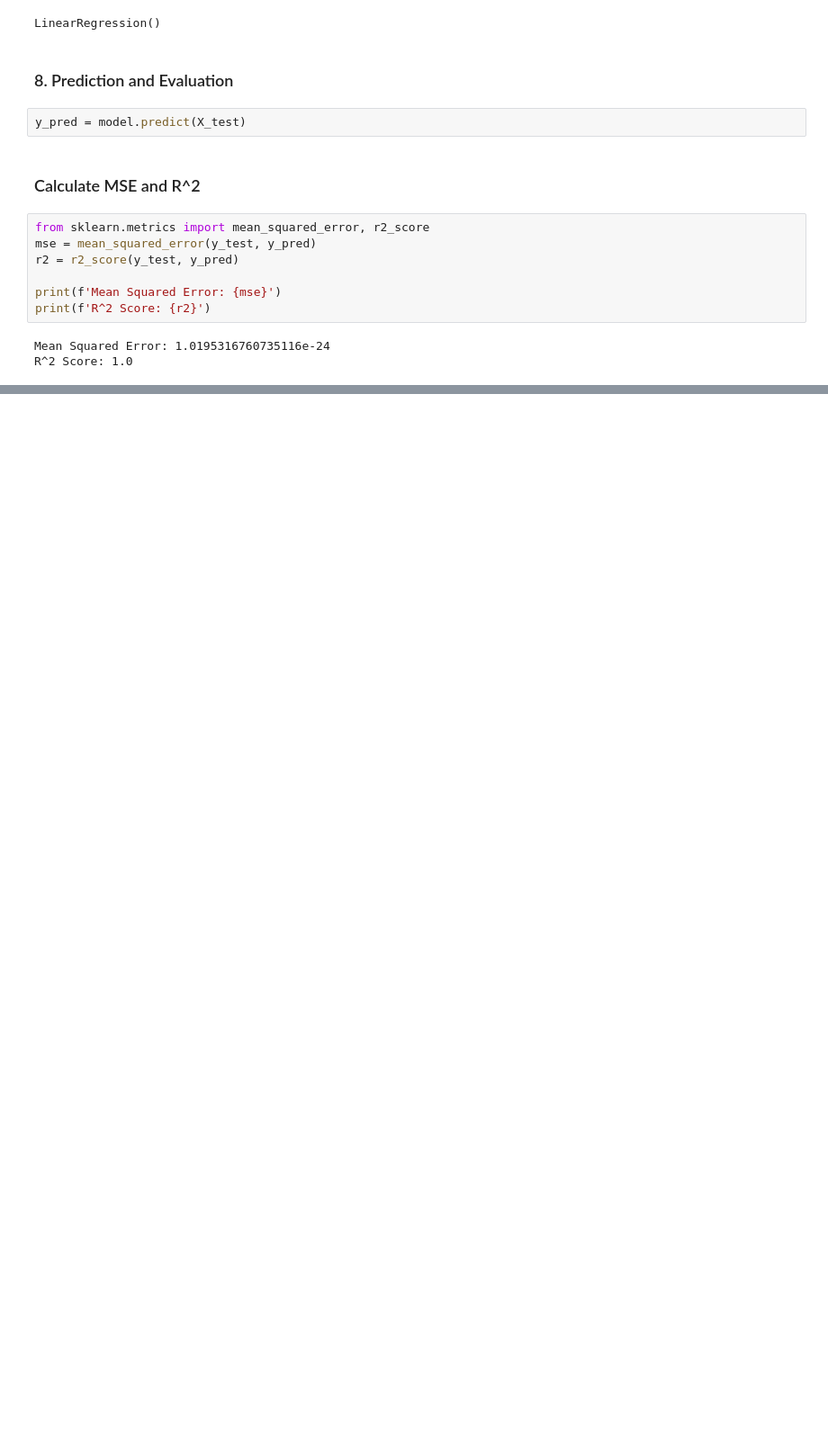
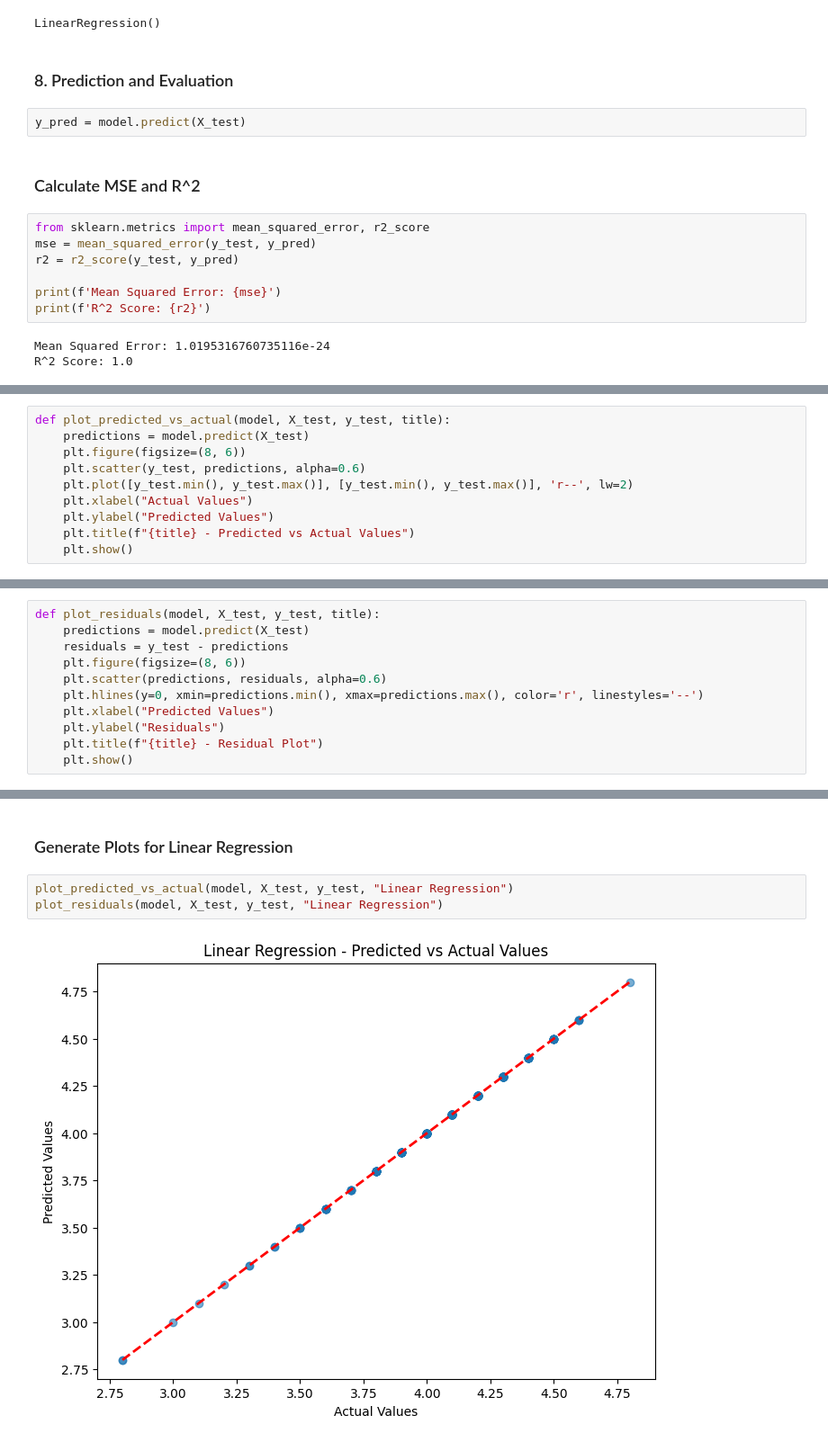
Before and after one commit to samwanyua/Amazon-UK-Products-EDA-ML-Project, a Jupyter notebook: Notebook.ipynb, the cells around one changed output, grey strips where cells are left out. Shown: that part at 90% size. Drawn from its saved outputs; the diff is of its cells as text; blank space fills up the shorter version.

Commit message:
Prediction and evaluation

```diff
--- a/Notebook.ipynb
+++ b/Notebook.ipynb
@@ -332,0 +355,10 @@ R^2 Score: 1.0
+# %%
+def plot_predicted_vs_actual(model, X_test, y_test, title):
+    predictions = model.predict(X_test)
+    plt.figure(figsize=(8, 6))
+    plt.scatter(y_test, predictions, alpha=0.6)
+    plt.plot([y_test.min(), y_test.max()], [y_test.min(), y_test.max()], 'r--', lw=2)
+    plt.xlabel("Actual Values")
+    plt.ylabel("Predicted Values")
+    plt.title(f"{title} - Predicted vs Actual Values")
+    plt.show()
@@ -332,0 +367,11 @@ R^2 Score: 1.0
+# %%
+def plot_residuals(model, X_test, y_test, title):
+    predictions = model.predict(X_test)
+    residuals = y_test - predictions
+    plt.figure(figsize=(8, 6))
+    plt.scatter(predictions, residuals, alpha=0.6)
+    plt.hlines(y=0, xmin=predictions.min(), xmax=predictions.max(), color='r', linestyles='--')
+    plt.xlabel("Predicted Values")
+    plt.ylabel("Residuals")
+    plt.title(f"{title} - Residual Plot")
+    plt.show()
@@ -332,0 +390,7 @@ R^2 Score: 1.0
+# %% [markdown]
+### Generate Plots for Linear Regression
+# %%
+plot_predicted_vs_actual(model, X_test, y_test, "Linear Regression")
+plot_residuals(model, X_test, y_test, "Linear Regression")
+# %% [output]
+[figure, added]
```
Also changed, not shown: parts of 9 cells of this notebook.
